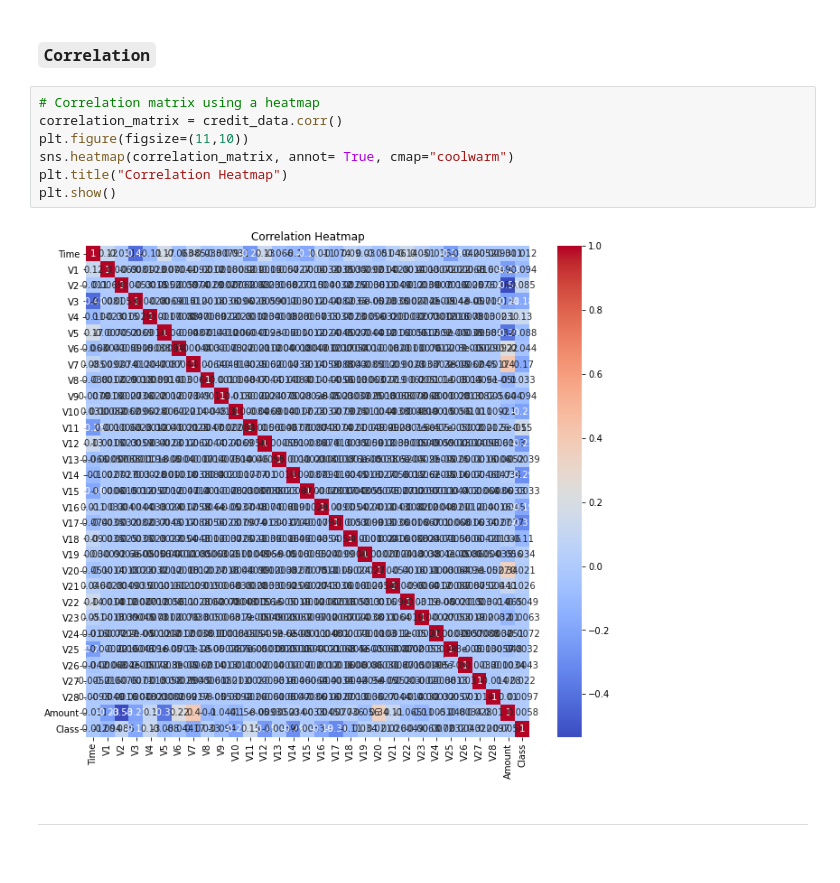
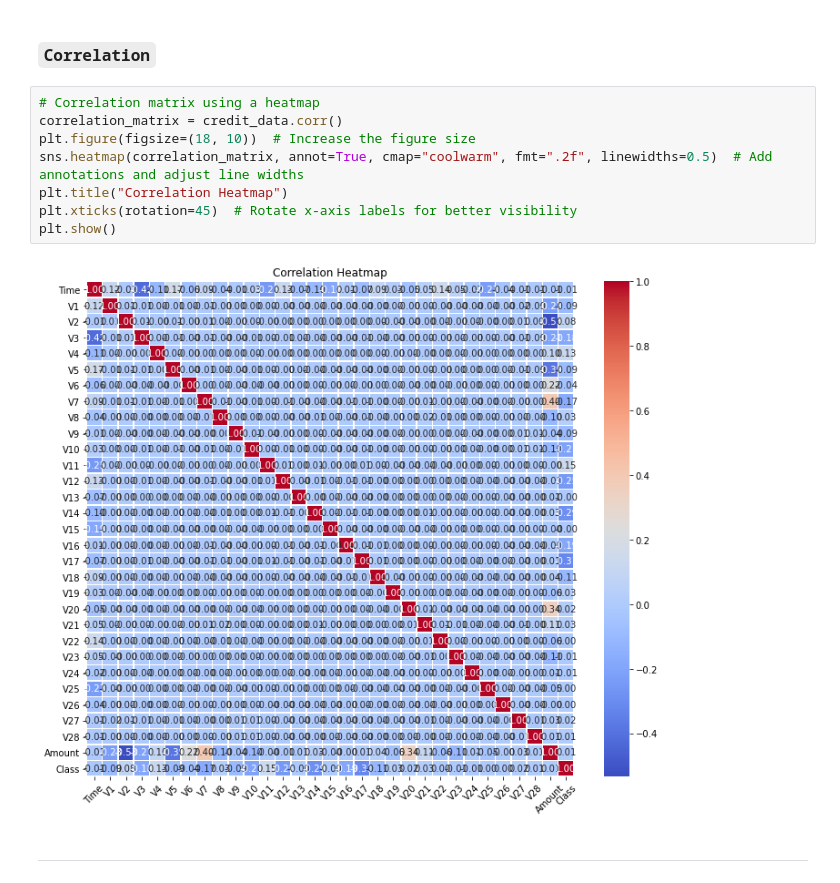
Before and after one commit to Edna722/CODSOFT_ML, a Jupyter notebook: Credit Card fraud detection _task 5.ipynb, the cells around one changed output. Drawn from its saved outputs; the diff is of its cells as text.

```diff
--- a/Credit Card fraud detection _task 5.ipynb
+++ b/Credit Card fraud detection _task 5.ipynb
@@ -288,12 +288,13 @@ plt.show()
 # %%
 # Correlation matrix using a heatmap
 correlation_matrix = credit_data.corr()
-plt.figure(figsize=(11,10))
-sns.heatmap(correlation_matrix, annot= True, cmap="coolwarm")
+plt.figure(figsize=(18, 10))  # Increase the figure size
+sns.heatmap(correlation_matrix, annot=True, cmap="coolwarm", fmt=".2f", linewidths=0.5)  # Add annotations and adjust line widths
 plt.title("Correlation Heatmap")
+plt.xticks(rotation=45)  # Rotate x-axis labels for better visibility
 plt.show()
 # %% [output]
-[figure, old version]
+[figure, new version]
 # %% [markdown]
 ---
 # %% [markdown]
```
